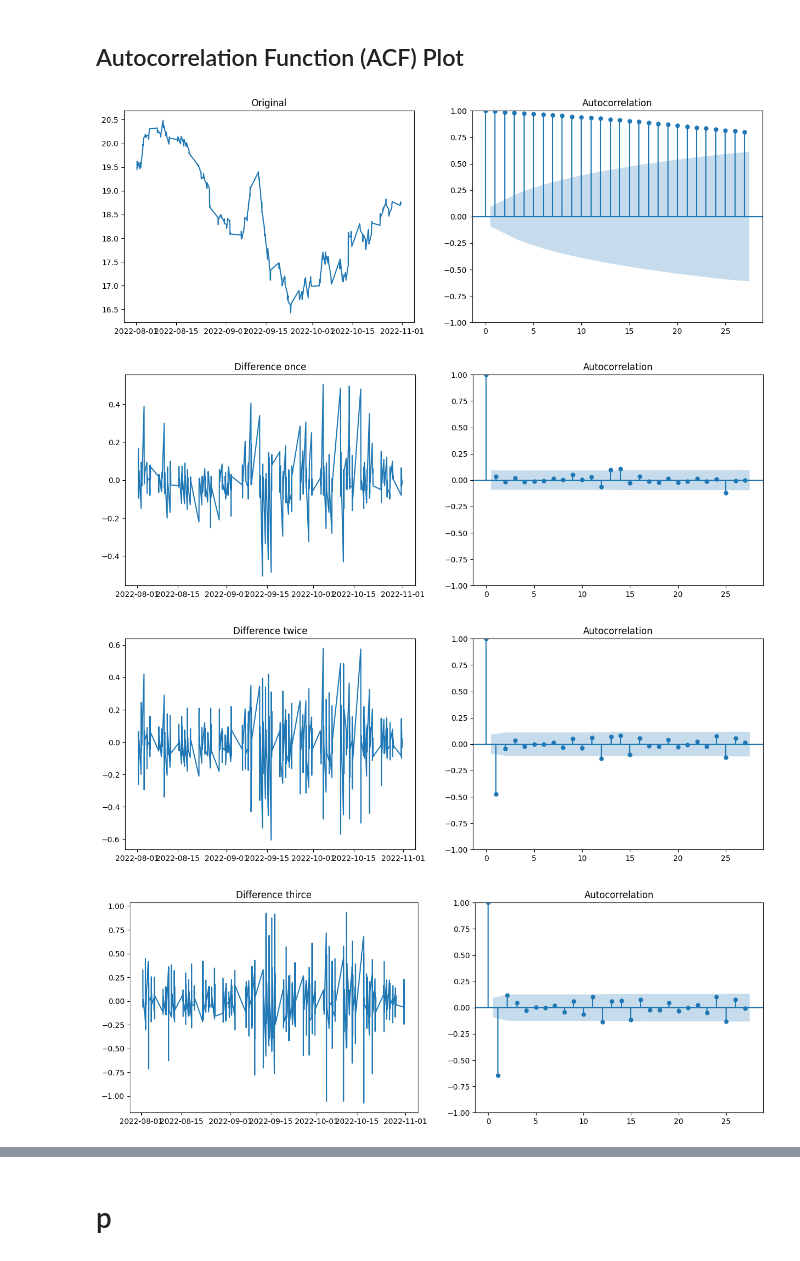
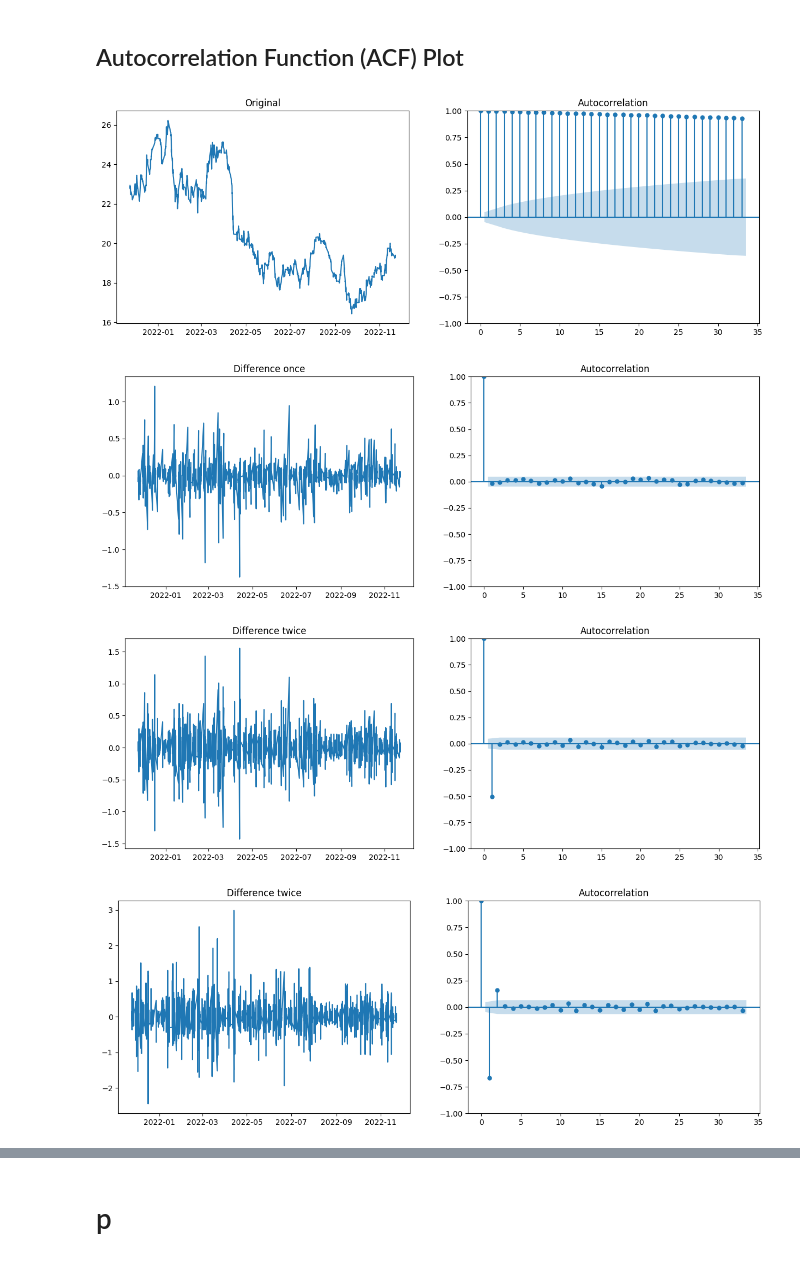
Before and after one commit to Rohitwaldekar/Real-Time-Sock-Price-Forecasting, a Jupyter notebook: notebooks/ARIMA-model-development.ipynb, the cells around one changed output, grey strips where cells are left out. Saved outputs shown, nothing was run; the diff lists cells and outputs as text; code cells hidden in the pictures.

```diff
--- a/notebooks/ARIMA-model-development.ipynb
+++ b/notebooks/ARIMA-model-development.ipynb
@@ -13,7 +13,7 @@ from sklearn.metrics import mean_squared_error
 # %% [markdown]
 # Read data from file
 # %%
-path = pathlib.Path('D:\Data Science\Real-Time-Data-Analysis\data\\raw\data-v1.csv')
+path = pathlib.Path('D:\Data Science\Real-Time-Data-Analysis\data\\raw\data-v4.csv')
 
 df = pd.read_csv(path,index_col='index',parse_dates=True)
 # %% [markdown]
@@ -116,7 +116,7 @@ ax1.plot(df['Close'])
 ax1.set_title('Original')
 plot_acf(df['Close'], ax=ax2);
 # %% [output]
-[figure, old version]
+[figure, new version]
 # %%
 diff = df['Close'].diff().dropna()
 
@@ -126,7 +126,7 @@ ax1.plot(diff)
 ax1.set_title('Difference once')
 plot_acf(diff, ax=ax2);
 # %% [output]
-[figure, old version]
+[figure, new version]
 # %%
 diff = df['Close'].diff().diff().dropna()
 
@@ -136,15 +136,15 @@ ax1.plot(diff)
 ax1.set_title('Difference twice')
 plot_acf(diff, ax=ax2);
 # %% [output]
-[figure, old version]
+[figure, new version]
 # %%
 diff = df['Close'].diff().diff().diff().dropna()
 
 fig, (ax1, ax2) = plt.subplots(1, 2, figsize=(15,5))
 
 ax1.plot(diff)
-ax1.set_title('Difference thirce')
+ax1.set_title('Difference twice')
 plot_acf(diff, ax=ax2);
 # %% [output]
-[figure, old version]
+[figure, new version]
 # %% [markdown]
```
Also changed, not shown: parts of 41 cells of this notebook, 1 other file.
